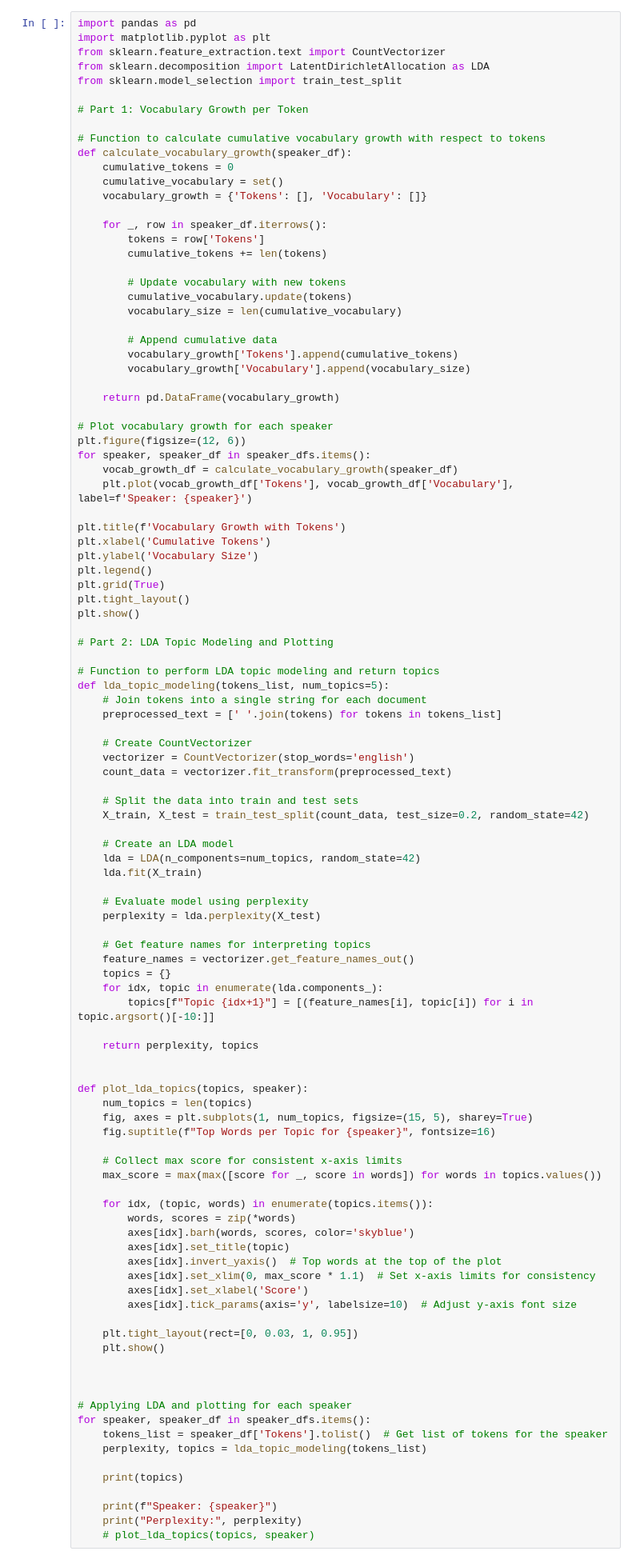
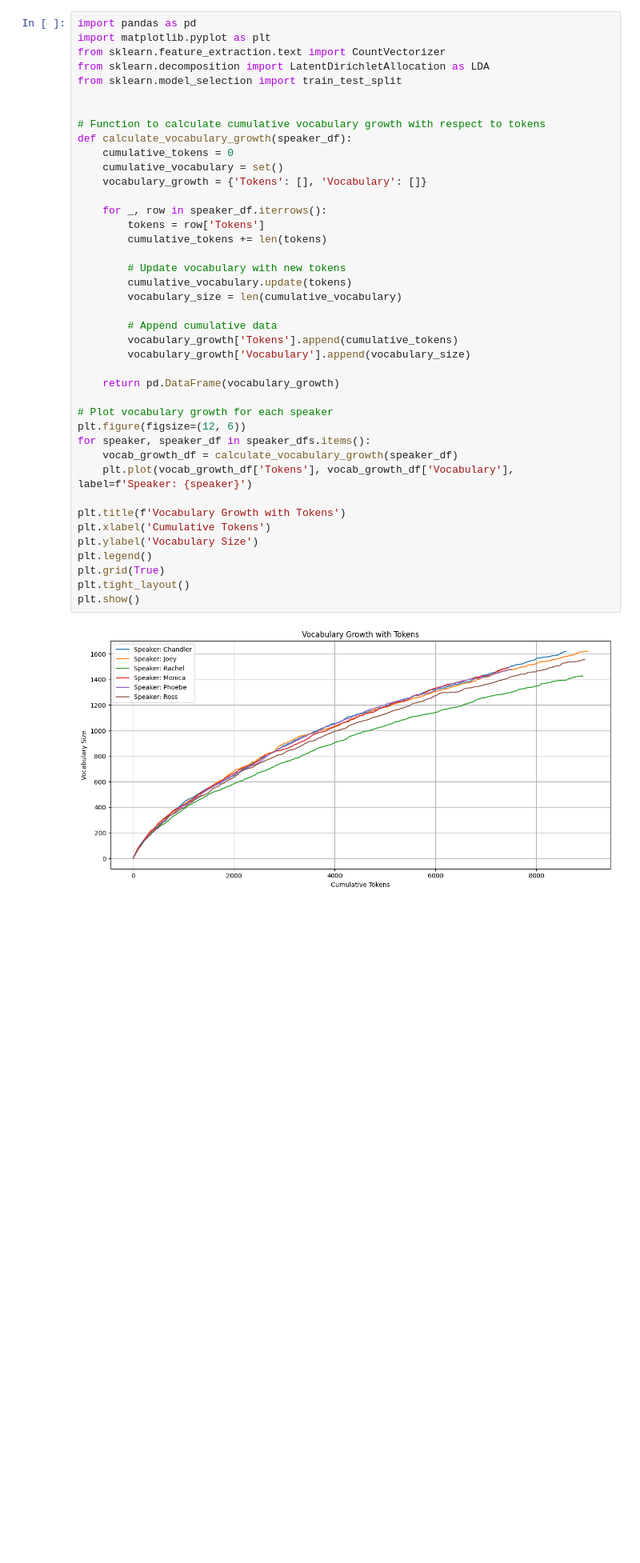
Before and after one commit to KristofferLund94/NLP_Personality_Analysis, a Jupyter notebook: NLP_Personality_Analysis.ipynb, the cells around one changed output. Shown at 80% size. Cells and saved outputs as stored; diff of their text form; blank space fills up the shorter version.

Commit message:
question 2 - part 1

```diff
--- a/NLP_Personality_Analysis.ipynb
+++ b/NLP_Personality_Analysis.ipynb
@@ -244,7 +248,6 @@ from sklearn.feature_extraction.text import CountVectorizer
 from sklearn.decomposition import LatentDirichletAllocation as LDA
 from sklearn.model_selection import train_test_split
 
-# Part 1: Vocabulary Growth per Token
 
 # Function to calculate cumulative vocabulary growth with respect to tokens
 def calculate_vocabulary_growth(speaker_df):
@@ -252,93 +255,32 @@ def calculate_vocabulary_growth(speaker_df):
     cumulative_vocabulary = set()
     vocabulary_growth = {'Tokens': [], 'Vocabulary': []}
 
     for _, row in speaker_df.iterrows():
         tokens = row['Tokens']
         cumulative_tokens += len(tokens)
 
         # Update vocabulary with new tokens
         cumulative_vocabulary.update(tokens)
         vocabulary_size = len(cumulative_vocabulary)
 
         # Append cumulative data
         vocabulary_growth['Tokens'].append(cumulative_tokens)
         vocabulary_growth['Vocabulary'].append(vocabulary_size)
 
     return pd.DataFrame(vocabulary_growth)
 
 # Plot vocabulary growth for each speaker
 plt.figure(figsize=(12, 6))
 for speaker, speaker_df in speaker_dfs.items():
     vocab_growth_df = calculate_vocabulary_growth(speaker_df)
     plt.plot(vocab_growth_df['Tokens'], vocab_growth_df['Vocabulary'], label=f'Speaker: {speaker}')
 
 plt.title(f'Vocabulary Growth with Tokens')
 plt.xlabel('Cumulative Tokens')
 plt.ylabel('Vocabulary Size')
 plt.legend()
 plt.grid(True)
 plt.tight_layout()
 plt.show()
-
-# Part 2: LDA Topic Modeling and Plotting
-
-# Function to perform LDA topic modeling and return topics
-def lda_topic_modeling(tokens_list, num_topics=5):
-    # Join tokens into a single string for each document
-    preprocessed_text = [' '.join(tokens) for tokens in tokens_list]
-
-    # Create CountVectorizer
-    vectorizer = CountVectorizer(stop_words='english')
-    count_data = vectorizer.fit_transform(preprocessed_text)
-
-    # Split the data into train and test sets
-    X_train, X_test = train_test_split(count_data, test_size=0.2, random_state=42)
-
-    # Create an LDA model
-    lda = LDA(n_components=num_topics, random_state=42)
-    lda.fit(X_train)
-
-    # Evaluate model using perplexity
-    perplexity = lda.perplexity(X_test)
-
-    # Get feature names for interpreting topics
-    feature_names = vectorizer.get_feature_names_out()
-    topics = {}
-    for idx, topic in enumerate(lda.components_):
-        topics[f"Topic {idx+1}"] = [(feature_names[i], topic[i]) for i in topic.argsort()[-10:]]
-
-    return perplexity, topics
-
-
-def plot_lda_topics(topics, speaker):
-    num_topics = len(topics)
-    fig, axes = plt.subplots(1, num_topics, figsize=(15, 5), sharey=True)
-    fig.suptitle(f"Top Words per Topic for {speaker}", fontsize=16)
-
-    # Collect max score for consistent x-axis limits
-    max_score = max(max([score for _, score in words]) for words in topics.values())
-
-    for idx, (topic, words) in enumerate(topics.items()):
-        words, scores = zip(*words)
-        axes[idx].barh(words, scores, color='skyblue')
-        axes[idx].set_title(topic)
-        axes[idx].invert_yaxis()  # Top words at the top of the plot
-        axes[idx].set_xlim(0, max_score * 1.1)  # Set x-axis limits for consistency
-        axes[idx].set_xlabel('Score')
-        axes[idx].tick_params(axis='y', labelsize=10)  # Adjust y-axis font size
-
-    plt.tight_layout(rect=[0, 0.03, 1, 0.95])
-    plt.show()
-
-
-
-# Applying LDA and plotting for each speaker
-for speaker, speaker_df in speaker_dfs.items():
-    tokens_list = speaker_df['Tokens'].tolist()  # Get list of tokens for the speaker
-    perplexity, topics = lda_topic_modeling(tokens_list)
-
-    print(topics)
-
-    print(f"Speaker: {speaker}")
-    print("Perplexity:", perplexity)
-    # plot_lda_topics(topics, speaker)
+# %% [output]
+[figure, added]
```
Also changed, not shown: parts of 6 cells of this notebook.
